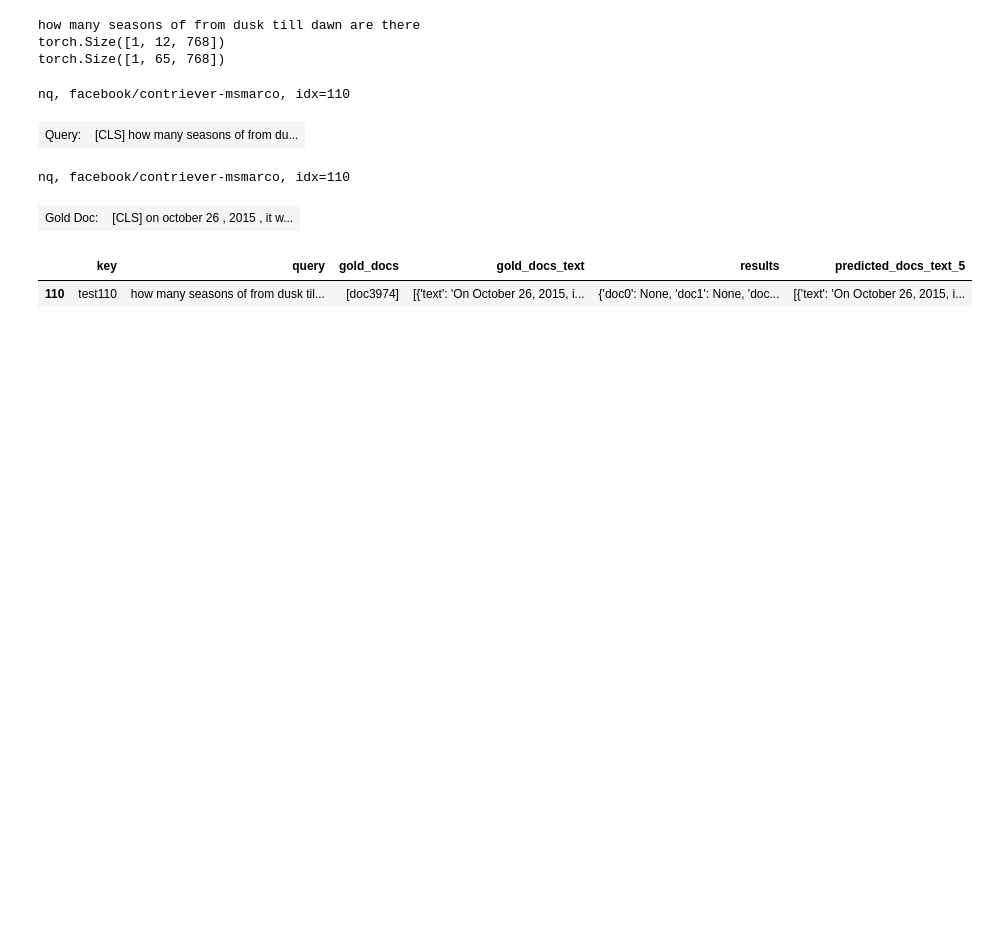
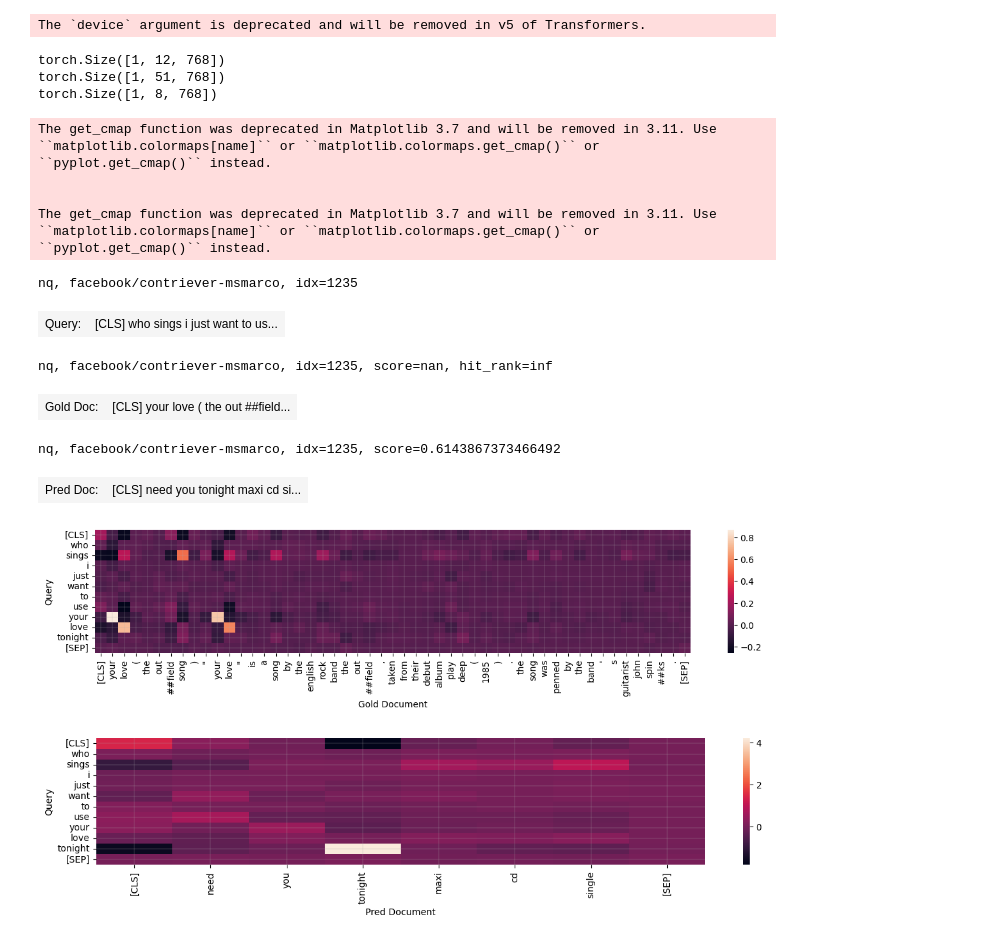
Before and after one commit to mohsenfayyaz/ColDeR, a Jupyter notebook: src/notebooks/BEIR_DecompX.ipynb, the cells around one changed output. Drawn from its saved outputs; the diff is of its cells as text; code cells hidden in the pictures; blank space fills up the shorter version.

```diff
--- a/src/notebooks/BEIR_DecompX.ipynb
+++ b/src/notebooks/BEIR_DecompX.ipynb
@@ -31,6 +48,7 @@ from DecompX.src.decompx_utils import DecompXConfig
 from DecompX.src.modeling_bert import BertForSequenceClassification, BertModel
 from DecompX.src.modeling_roberta import RobertaForSequenceClassification, RobertaModel
 
-df = pd.read_parquet("hf://datasets/Retriever-Contextualization/datasets/nq/facebook--contriever-msmarco_corpus4201.parquet")
-df
+
+df_raw = pd.read_pickle("hf://datasets/Retriever-Contextualization/datasets/nq/facebook--contriever-msmarco_corpus2681468.pkl")
+df_raw
 # %% [output]
@@ -102,7 +174,7 @@ def print_importance(importance, tokenized_text, discrete=False, prefix=""):
     if discrete:
         importance = np.argsort(np.argsort(importance)) / len(importance) / 1.6
 
-    html = "<pre style='line-height: 28px; display: flex; flex-flow: row wrap; width: 700px;'>"+prefix
+    html = "<pre style='line-height: 28px; display: flex; flex-flow: row wrap;'>"+prefix
     for i in range(len(tokenized_text)):
         if importance[i] > 0:
             rgba = matplotlib.cm.get_cmap('Reds')(importance[i] * .7)   # Wistia
@@ -149,7 +221,7 @@ def html_wrapper(htmls, desc="text", legend="?"):
     html += f"""
         <fieldset>
             <legend>{legend}</legend>
-            <table style='width: 800px; font-weight: 600;'>
+            <table style='width: 1000px; font-weight: 600;'>
             """
     for i in range(len(htmls)):
         html += """
@@ -161,52 +233,75 @@ def html_wrapper(htmls, desc="text", legend="?"):
     html += "</table>"
     return html
 # %%
-idx = 110
-
-text = df.iloc[idx]["query"]
-# text = df.iloc[idx]["gold_docs_text"][0]["text"]
-print(text)
+idx = 1235
 
 def run_decompx(text):
     inputs = tokenizer([text], padding=True, truncation=True, return_tensors='pt')
     input_ids = inputs["input_ids"]
     inputs.to(model.device)
     with torch.no_grad():
         last_hidden_states, pooler_output, hidden_states, decompx_last_layer_outputs, decompx_all_layers_outputs = model(
             **inputs,
             output_attentions=False,
             return_dict=False,
             output_hidden_states=True,
             decompx_config=CONFIGS["DecompX"]
         )
         ### decompx_last_layer_outputs.aggregated ~ 1 * [1, 70, 70, 768] ~ layer * [batch, seq, seq, emb_dim] ###
         ### last_hidden_states ~ [1, 70, 768] ~ [batch, seq_len, emb_dim]
         print(last_hidden_states.shape)  #
         mean_pooled = last_hidden_states[0].mean(dim=0)
         decomposed_embedding = decompx_last_layer_outputs.aggregated[0][0].mean(dim=(0))
         dot_scores = torch.einsum("ij,j->i", decomposed_embedding, mean_pooled)
         ranking = torch.argsort(dot_scores, descending=True).cpu().numpy()
     return dot_scores, decompx_last_layer_outputs, tokenizer.convert_ids_to_tokens(input_ids[0]), decomposed_embedding
 
+### RUN DECOMPX ON QUERY AND DOC
+query_dot_scores, _, query_tokens, query_decomposed = run_decompx(df.loc[idx]["query"])
+gold_doc_dot_scores, _, gold_doc_tokens, gold_doc_decomposed = run_decompx(df.loc[idx]["gold_doc"])
+pred_doc_dot_scores, _, pred_doc_tokens, pred_doc_decomposed = run_decompx(df.loc[idx]["pred_doc"])
 
-query_dot_scores, _, query_tokens, query_decomposed = run_decompx(df.iloc[idx]["query"])
-doc_dot_scores, _, doc_tokens, doc_decomposed = run_decompx(df.iloc[idx]["gold_docs_text"][0]["text"])
-
-# ALTI dot_scores
+### PLOT MEAN DOT IMPORTANCE
 htmls = [print_importance(query_dot_scores, query_tokens)]
 final_html = html_wrapper(htmls, "Query", f"{DATASET}, {MODEL}, idx={idx}")
 display(HTML(final_html))
-htmls = [print_importance(doc_dot_scores, doc_tokens)]
-final_html = html_wrapper(htmls, "Gold Doc", f"{DATASET}, {MODEL}, idx={idx}")
+htmls = [print_importance(gold_doc_dot_scores, gold_doc_tokens)]
+final_html = html_wrapper(htmls, "Gold Doc", f"{DATASET}, {MODEL}, idx={idx}, score={df.loc[idx]['gold_doc_score']}, hit_rank={df.loc[idx]['hit_rank']}")
 display(HTML(final_html))
-df.iloc[[idx]]
+htmls = [print_importance(pred_doc_dot_scores, pred_doc_tokens)]
+final_html = html_wrapper(htmls, "Pred Doc", f"{DATASET}, {MODEL}, idx={idx}, score={df.loc[idx]['pred_doc_score']}")
+display(HTML(final_html))
+
+### PLOT CROSS DOT IMPORTANCE
+from seaborn import heatmap
+import matplotlib.pyplot as plt
+
+def plot_qd_heatmap(query_tokens, query_decomposed, doc_tokens, doc_decomposed, xlabel="Doc"):
+    with torch.no_grad():
+        qd_scores = torch.einsum("id,jd->ij", query_decomposed, doc_decomposed).cpu().numpy()
+    plt.figure(figsize=(15, 2.5))
+    heatmap(qd_scores)
+    plt.xticks(np.arange(len(doc_tokens))+0.5, doc_tokens, rotation='vertical')
+    plt.yticks(np.arange(len(query_tokens))+0.5, query_tokens, rotation='horizontal')
+    plt.grid("on", linewidth=0.2); plt.xlabel(xlabel); plt.ylabel("Query")
+    plt.show()
+
+plot_qd_heatmap(query_tokens, query_decomposed, gold_doc_tokens, gold_doc_decomposed, "Gold Document")
+plot_qd_heatmap(query_tokens, query_decomposed, pred_doc_tokens, pred_doc_decomposed, "Pred Document")
 # %% [output]
-how many seasons of from dusk till dawn are there
-torch.Size([1, 12, 768])
-torch.Size([1, 65, 768])
+The `device` argument is deprecated and will be removed in v5 of Transformers.
-nq, facebook/contriever-msmarco, idx=110
+torch.Size([1, 12, 768])
+torch.Size([1, 51, 768])
+torch.Size([1, 8, 768])
+The get_cmap function was deprecated in Matplotlib 3.7 and will be removed in 3.11. Use ``matplotlib.colormaps[name]`` or ``matplotlib.colormaps.get_cmap()`` or ``pyplot.get_cmap()`` instead.
+
+
+The get_cmap function was deprecated in Matplotlib 3.7 and will be removed in 3.11. Use ``matplotlib.colormaps[name]`` or ``matplotlib.colormaps.get_cmap()`` or ``pyplot.get_cmap()`` instead.
+nq, facebook/contriever-msmarco, idx=1235
-| Query: | [CLS] how many seasons of from du... |
+| Query: | [CLS] who sings i just want to us... |
-nq, facebook/contriever-msmarco, idx=110
+nq, facebook/contriever-msmarco, idx=1235, score=nan, hit_rank=inf
-| Gold Doc: | [CLS] on october 26 , 2015 , it w... |
+| Gold Doc: | [CLS] your love ( the out ##field... |
+nq, facebook/contriever-msmarco, idx=1235, score=0.6143867373466492
-|  | key | query | gold_docs | gold_docs_text | results | predicted_docs_text_5 |
-| 110 | test110 | how many seasons of from dusk til... | [doc3974] | [{'text': 'On October 26, 2015, i... | {'doc0': None, 'doc1': None, 'doc... | [{'text': 'On October 26, 2015, i... |
+| Pred Doc: | [CLS] need you tonight maxi cd si... |
+[figure, added]
+[figure, added]
```
Also changed, not shown: parts of 19 cells of this notebook, 5 other files.
